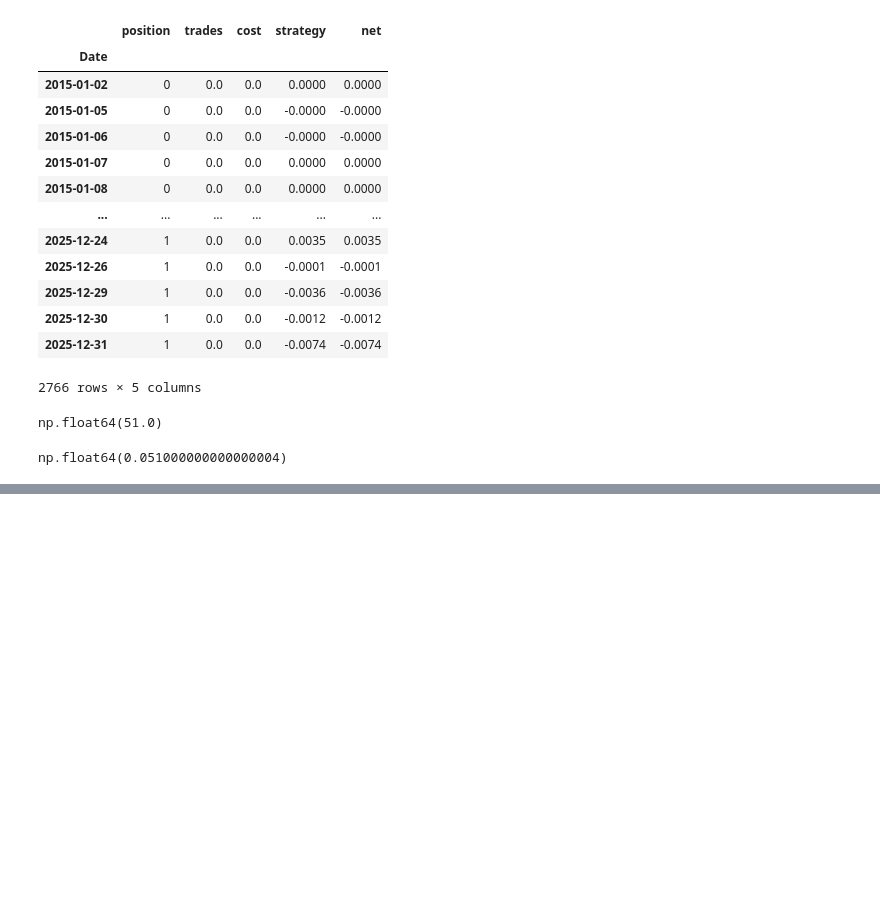
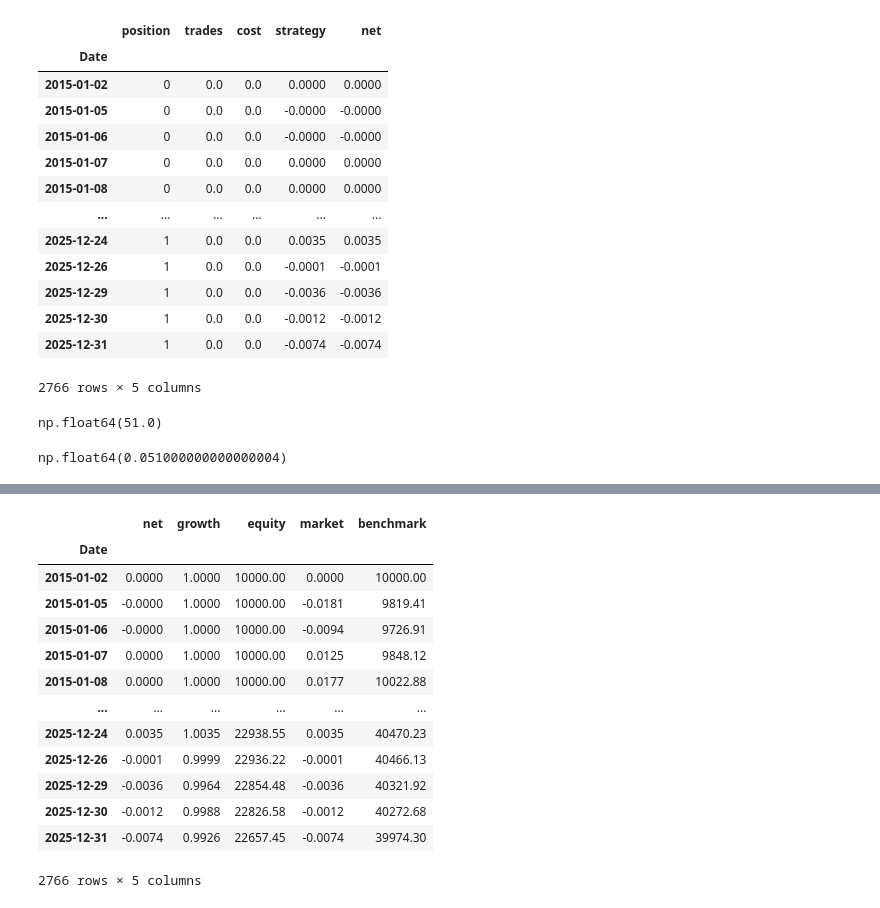
Before and after one commit to GHamilton04/backtester, a Jupyter notebook: notebooks/05_backtest.ipynb, the cells around one changed output, grey strips where cells are left out. Drawn from its saved outputs; the diff is of its cells as text; code cells hidden in the pictures; blank space fills up the shorter version.

```diff
--- a/notebooks/05_backtest.ipynb
+++ b/notebooks/05_backtest.ipynb
@@ -104,0 +106,28 @@ results.loc["2016-05-25":"2016-06-01"].round(4)
+# %%
+initial_capital = 10_000
+
+equity = initial_capital * (1 + net_return).cumprod()
+benchmark = initial_capital * (1 + market_returns).cumprod()
+
+pd.DataFrame({
+    "net": net_return.round(4),
+    "growth": (1 + net_return).round(4),
+    "equity": equity.round(2),
+    "market": market_returns.round(4),
+    "benchmark": benchmark.round(2),
+})
+# %% [output]
+|  | net | growth | equity | market | benchmark |
+| Date |  |  |  |  |  |
+| 2015-01-02 | 0.0000 | 1.0000 | 10000.00 | 0.0000 | 10000.00 |
+| 2015-01-05 | -0.0000 | 1.0000 | 10000.00 | -0.0181 | 9819.41 |
+| 2015-01-06 | -0.0000 | 1.0000 | 10000.00 | -0.0094 | 9726.91 |
+| 2015-01-07 | 0.0000 | 1.0000 | 10000.00 | 0.0125 | 9848.12 |
+| 2015-01-08 | 0.0000 | 1.0000 | 10000.00 | 0.0177 | 10022.88 |
+| ... | ... | ... | ... | ... | ... |
+| 2025-12-24 | 0.0035 | 1.0035 | 22938.55 | 0.0035 | 40470.23 |
+| 2025-12-26 | -0.0001 | 0.9999 | 22936.22 | -0.0001 | 40466.13 |
+| 2025-12-29 | -0.0036 | 0.9964 | 22854.48 | -0.0036 | 40321.92 |
+| 2025-12-30 | -0.0012 | 0.9988 | 22826.58 | -0.0012 | 40272.68 |
+| 2025-12-31 | -0.0074 | 0.9926 | 22657.45 | -0.0074 | 39974.30 |
+2766 rows × 5 columns
```
Also changed, not shown: parts of 4 cells of this notebook.
